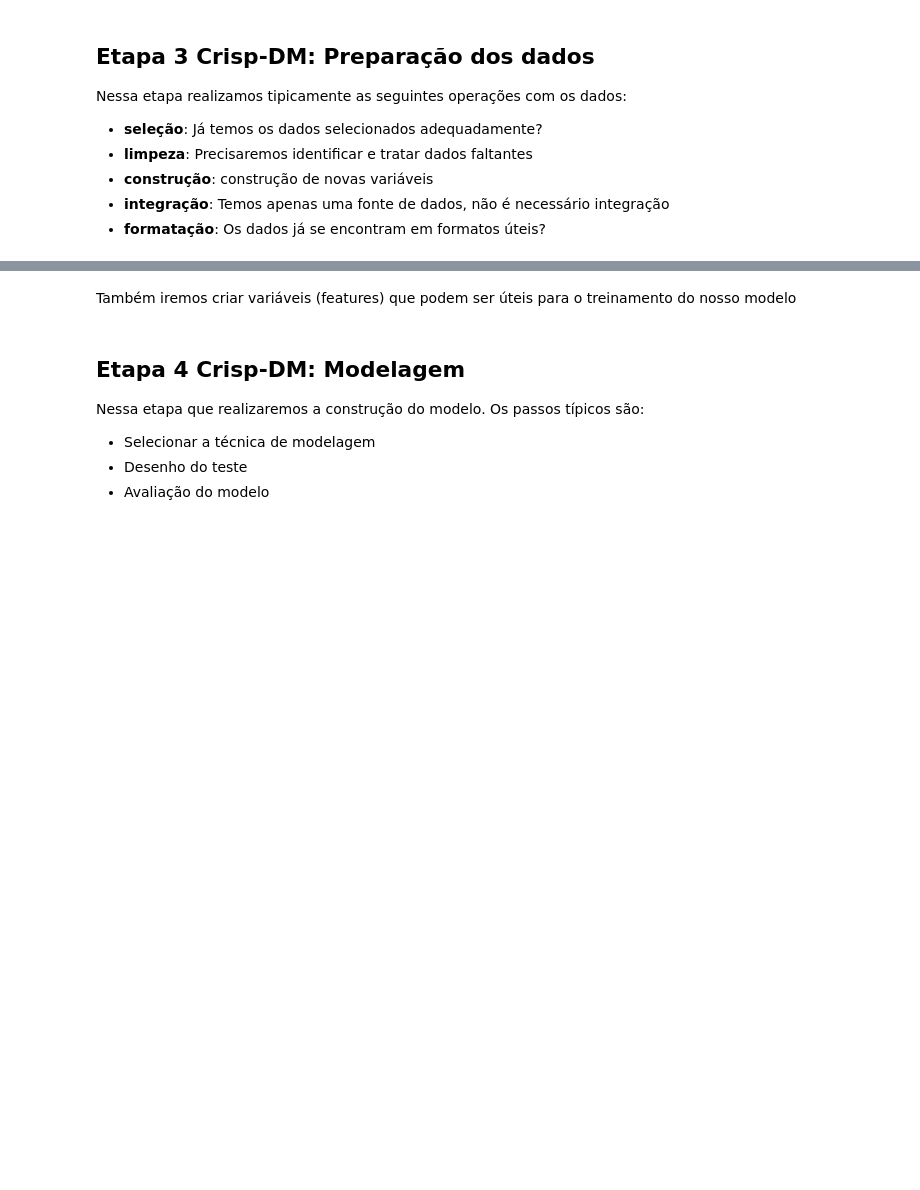
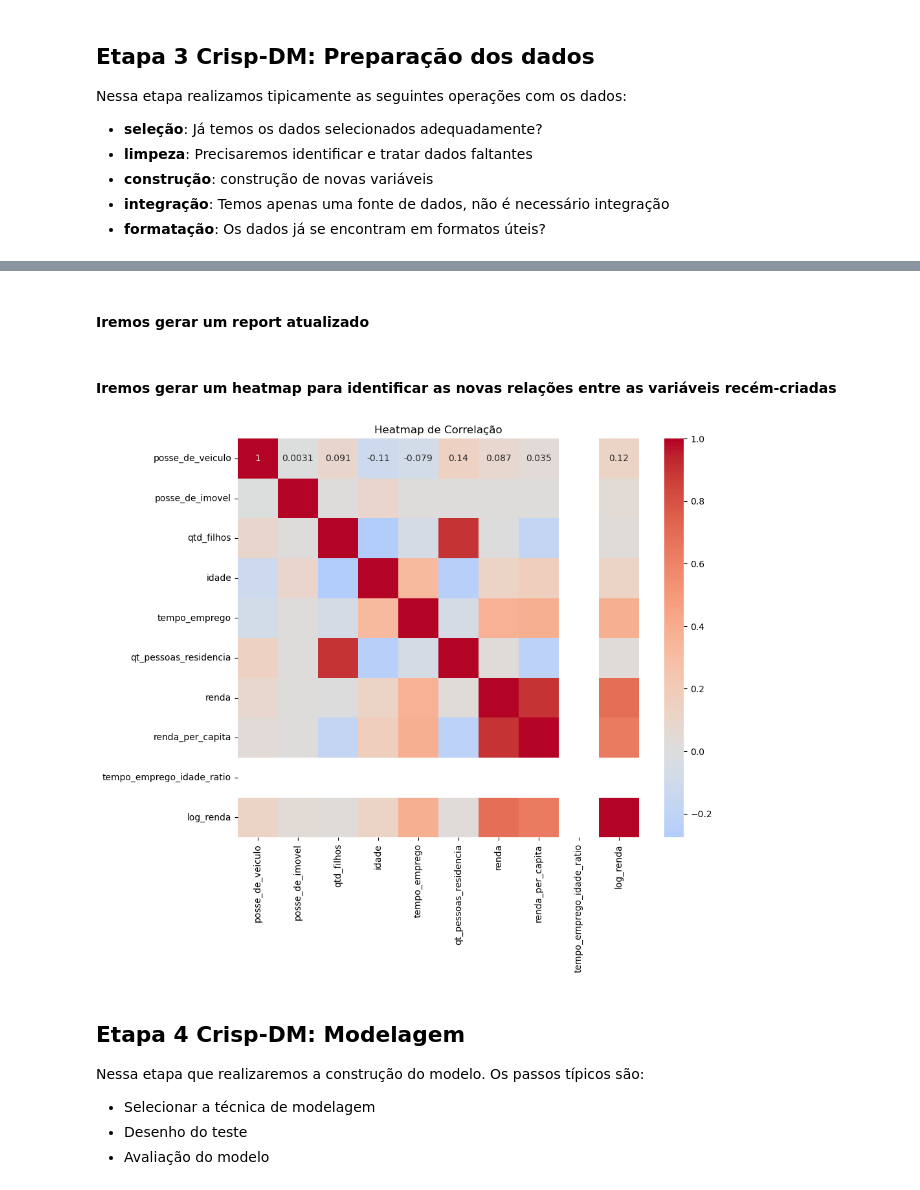
Before and after one commit to PedroHang/Income-Prediction-Model-Project, a Jupyter notebook: income_prediction.ipynb, the cells around one changed output, grey strips where cells are left out. Cells and saved outputs as stored; diff of their text form; code cells hidden in the pictures; blank space fills up the shorter version.

```diff
--- a/income_prediction.ipynb
+++ b/income_prediction.ipynb
@@ -139,0 +143,6 @@ renda_df = (renda
+# %%
+renda_df = (renda_df
+    .assign(renda_per_capita = lambda x: x['renda'] / x['qt_pessoas_residencia'])
+    .assign(tempo_emprego_idade_ratio = lambda x: x['tempo_emprego'] / x['idade'])
+    .assign(log_renda = lambda x: np.log(x['renda']))
+)
@@ -140,6 +169,6 @@ renda_df = (renda
+# %% [markdown]
+#### Iremos gerar um report atualizado
 # %%
 %%capture
 (ProfileReport(renda_df, title="Profiling Report Renda (post-cleaning)", explorative=True)
         .to_file("./output/report_renda_post_cleaning.html"))
-# %% [markdown]
-<span>Também iremos criar variáveis (features) que podem ser úteis para o treinamento do nosso modelo</span>
@@ -151,3 +175,17 @@ df = (renda_df
+# %% [markdown]
+#### Iremos gerar um heatmap para identificar as novas relações entre as variáveis recém-criadas
+# %%
+numeric_bool_df = renda_df.select_dtypes(include=['number', 'bool'])
+numeric_bool_df.replace([np.inf, -np.inf], np.nan, inplace=True)
+numeric_bool_df.dropna(inplace=True)
+numeric_bool_df = numeric_bool_df.astype(int)
+correlation_matrix = numeric_bool_df.corr()
+plt.figure(figsize=(10, 8))
+sns.heatmap(correlation_matrix, annot=True, cmap='coolwarm', center=0)
+plt.title('Heatmap de Correlação')
+plt.show()
+# %% [output]
+[figure, added]
 # %% [markdown]
 ## Etapa 4 Crisp-DM: Modelagem
 Nessa etapa que realizaremos a construção do modelo. Os passos típicos são:
```
Also changed, not shown: parts of 5 cells of this notebook, 2 other files.
